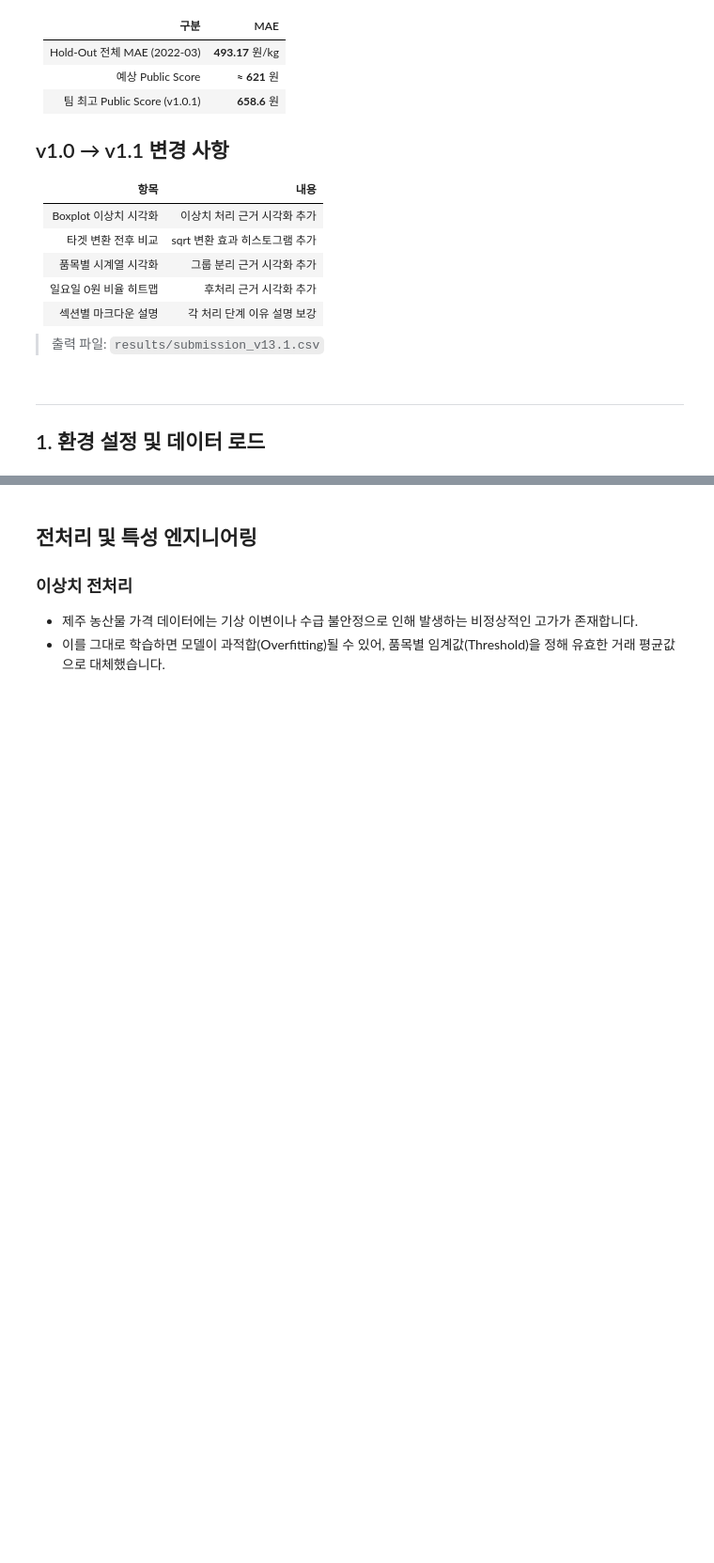
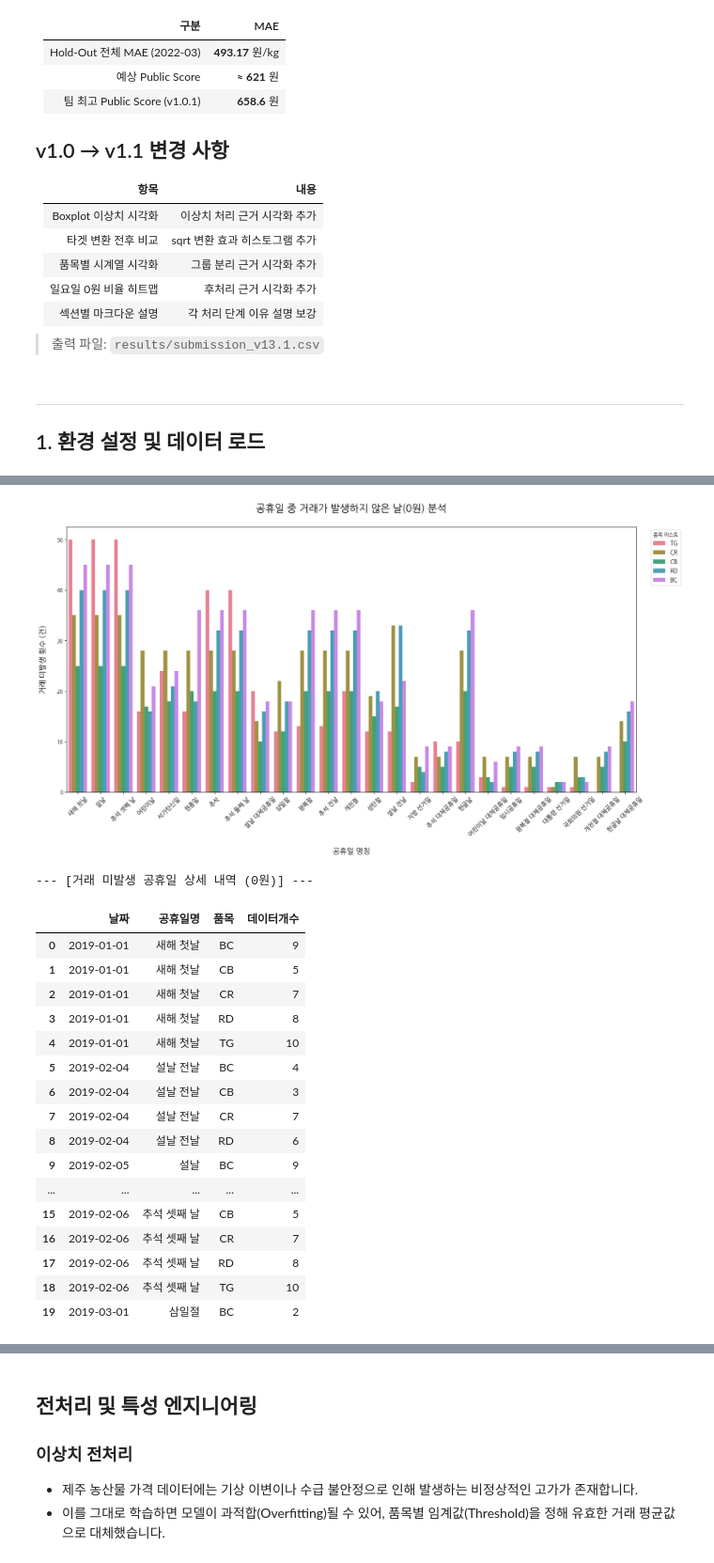
Before and after one commit to chul3224/Tomorrow-Jeju, a Jupyter notebook: Jeju_Final_v1.1.ipynb, the cells around one changed output, grey strips where cells are left out. Shown at 94% size. Cells and saved outputs as stored; diff of their text form; code cells hidden in the pictures; blank space fills up the shorter version.

```diff
--- a/Jeju_Final_v1.1.ipynb
+++ b/Jeju_Final_v1.1.ipynb
@@ -99,0 +500,53 @@ print(f'Train: {train.shape}, Test: {test.shape}')
+# %%
+# 4. "공휴일"이면서 "가격이 0원인(거래가 없는)" 데이터만 추출
+# p_col 조건만 > 0 에서 == 0 으로 변경합니다.
+no_trade_on_holiday = target_df[
+    (target_df['is_holiday'] == 1) &
+    (target_df[p_col] == 0)
+].copy()
+
+# 5. 시각화 (거래 없는 공휴일 분석)
+if not no_trade_on_holiday.empty:
+    plt.figure(figsize=(18, 10))
+
+    # 막대 그래프 생성 (거래가 없었던 횟수 카운트)
+    sns.countplot(data=no_trade_on_holiday, x='공휴일_명칭', hue='item', palette='husl')
+
+    plt.title('공휴일 중 거래가 발생하지 않은 날(0원) 분석', fontsize=20, pad=30)
+    plt.xlabel('공휴일 명칭', fontsize=15, labelpad=20)
+    plt.ylabel('거래 미발생 횟수 (건)', fontsize=15, labelpad=20)
+
+    plt.xticks(rotation=45, fontsize=12)
+    plt.legend(title='품목 리스트', bbox_to_anchor=(1.02, 1), loc='upper left', fontsize=12)
+
+    plt.tight_layout()
+    plt.show()
+
+    # 결과 요약 표 출력 (거래가 없었던 날짜 리스트)
+    # 0원인 날의 평균을 내면 결과가 0이므로, 여기서는 날짜별 품목 리스트만 보여줍니다.
+    summary_no_trade = no_trade_on_holiday.groupby(['timestamp', '공휴일_명칭', 'item']).size().reset_index()
+    summary_no_trade.columns = ['날짜', '공휴일명', '품목', '데이터개수']
+    print("--- [거래 미발생 공휴일 상세 내역 (0원)] ---")
+    display(summary_no_trade.head(20)) # 너무 많을 수 있으니 상위 20개만 출력
+else:
+    print("분석 범위 내 모든 공휴일에 거래가 발생했습니다.")
+# %% [output]
+[figure, added]
+--- [거래 미발생 공휴일 상세 내역 (0원)] ---
+|  | 날짜 | 공휴일명 | 품목 | 데이터개수 |
+| 0 | 2019-01-01 | 새해 첫날 | BC | 9 |
+| 1 | 2019-01-01 | 새해 첫날 | CB | 5 |
+| 2 | 2019-01-01 | 새해 첫날 | CR | 7 |
+| 3 | 2019-01-01 | 새해 첫날 | RD | 8 |
+| 4 | 2019-01-01 | 새해 첫날 | TG | 10 |
+| 5 | 2019-02-04 | 설날 전날 | BC | 4 |
+| 6 | 2019-02-04 | 설날 전날 | CB | 3 |
+| 7 | 2019-02-04 | 설날 전날 | CR | 7 |
+| 8 | 2019-02-04 | 설날 전날 | RD | 6 |
+| 9 | 2019-02-05 | 설날 | BC | 9 |
+| ... | ... | ... | ... | ... |
+| 15 | 2019-02-06 | 추석 셋째 날 | CB | 5 |
+| 16 | 2019-02-06 | 추석 셋째 날 | CR | 7 |
+| 17 | 2019-02-06 | 추석 셋째 날 | RD | 8 |
+| 18 | 2019-02-06 | 추석 셋째 날 | TG | 10 |
+| 19 | 2019-03-01 | 삼일절 | BC | 2 |
```
Also changed, not shown: parts of 11 cells of this notebook.
